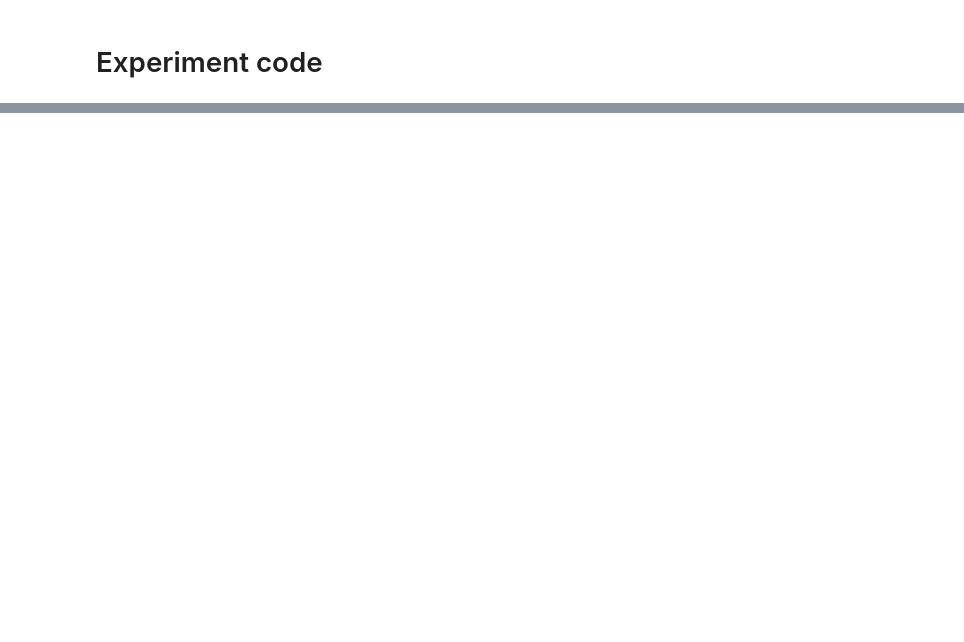
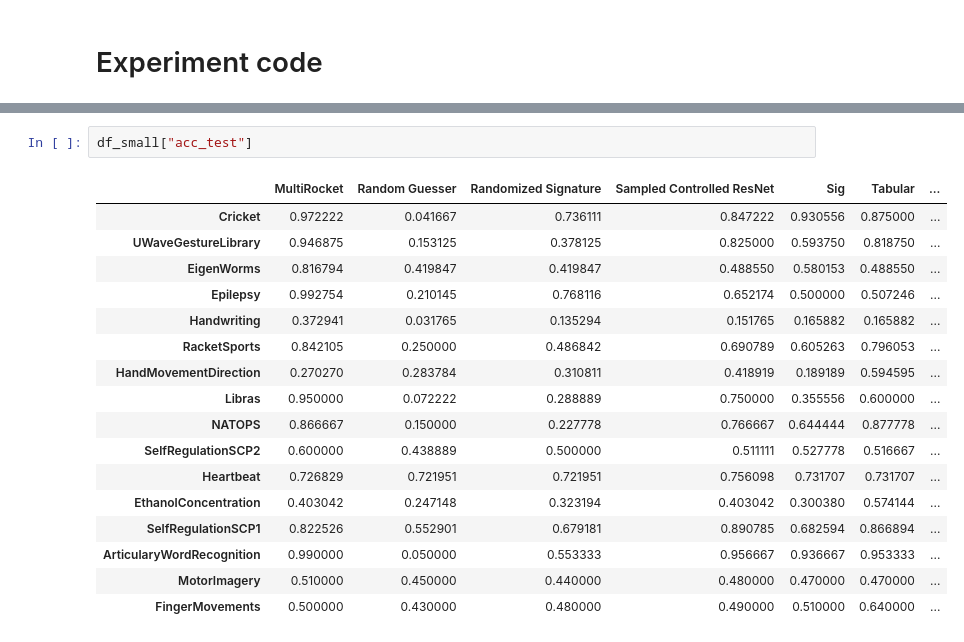
Before and after one commit to nikitazozoulenko/Zephyrox, a Jupyter notebook: jax_based/SWIM/MTSC_SWIM.ipynb, the cells around one changed output, grey strips where cells are left out. Cells and saved outputs as stored; diff of their text form; blank space fills up the shorter version.

```diff
--- a/jax_based/SWIM/MTSC_SWIM.ipynb
+++ b/jax_based/SWIM/MTSC_SWIM.ipynb
@@ -620,0 +383,20 @@ dtype: float64
+# %%
+df_small["acc_test"]
+# %% [output]
+|  | MultiRocket | Random Guesser | Randomized Signature | Sampled Controlled ResNet | Sig | Tabular | ... |
+| Cricket | 0.972222 | 0.041667 | 0.736111 | 0.847222 | 0.930556 | 0.875000 | ... |
+| UWaveGestureLibrary | 0.946875 | 0.153125 | 0.378125 | 0.825000 | 0.593750 | 0.818750 | ... |
+| EigenWorms | 0.816794 | 0.419847 | 0.419847 | 0.488550 | 0.580153 | 0.488550 | ... |
+| Epilepsy | 0.992754 | 0.210145 | 0.768116 | 0.652174 | 0.500000 | 0.507246 | ... |
+| Handwriting | 0.372941 | 0.031765 | 0.135294 | 0.151765 | 0.165882 | 0.165882 | ... |
+| RacketSports | 0.842105 | 0.250000 | 0.486842 | 0.690789 | 0.605263 | 0.796053 | ... |
+| HandMovementDirection | 0.270270 | 0.283784 | 0.310811 | 0.418919 | 0.189189 | 0.594595 | ... |
+| Libras | 0.950000 | 0.072222 | 0.288889 | 0.750000 | 0.355556 | 0.600000 | ... |
+| NATOPS | 0.866667 | 0.150000 | 0.227778 | 0.766667 | 0.644444 | 0.877778 | ... |
+| SelfRegulationSCP2 | 0.600000 | 0.438889 | 0.500000 | 0.511111 | 0.527778 | 0.516667 | ... |
+| Heartbeat | 0.726829 | 0.721951 | 0.721951 | 0.756098 | 0.731707 | 0.731707 | ... |
+| EthanolConcentration | 0.403042 | 0.247148 | 0.323194 | 0.403042 | 0.300380 | 0.574144 | ... |
+| SelfRegulationSCP1 | 0.822526 | 0.552901 | 0.679181 | 0.890785 | 0.682594 | 0.866894 | ... |
+| ArticularyWordRecognition | 0.990000 | 0.050000 | 0.553333 | 0.956667 | 0.936667 | 0.953333 | ... |
+| MotorImagery | 0.510000 | 0.450000 | 0.440000 | 0.480000 | 0.470000 | 0.470000 | ... |
+| FingerMovements | 0.500000 | 0.430000 | 0.480000 | 0.490000 | 0.510000 | 0.640000 | ... |
```
Also changed, not shown: parts of 17 cells of this notebook, 10 other files.
